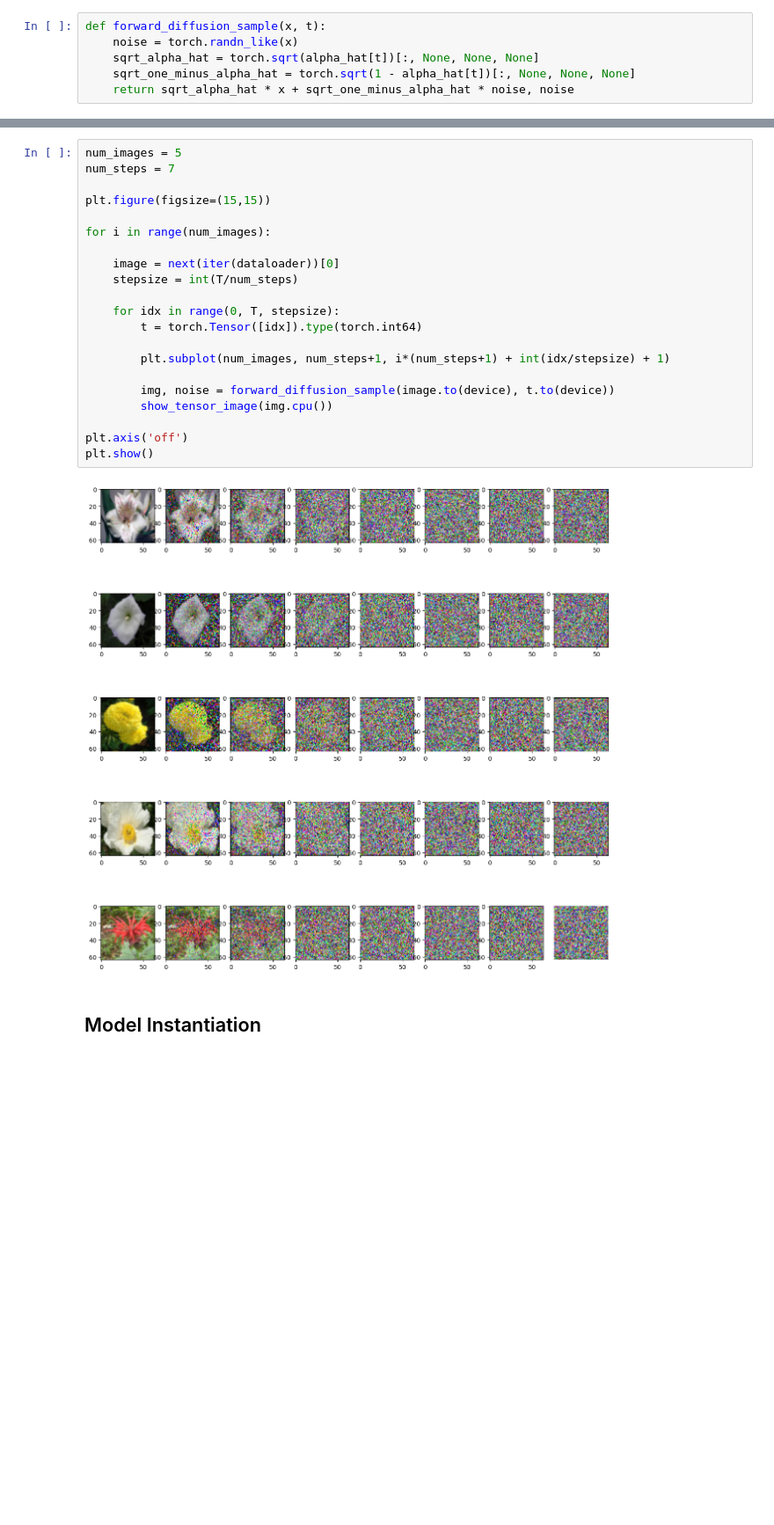
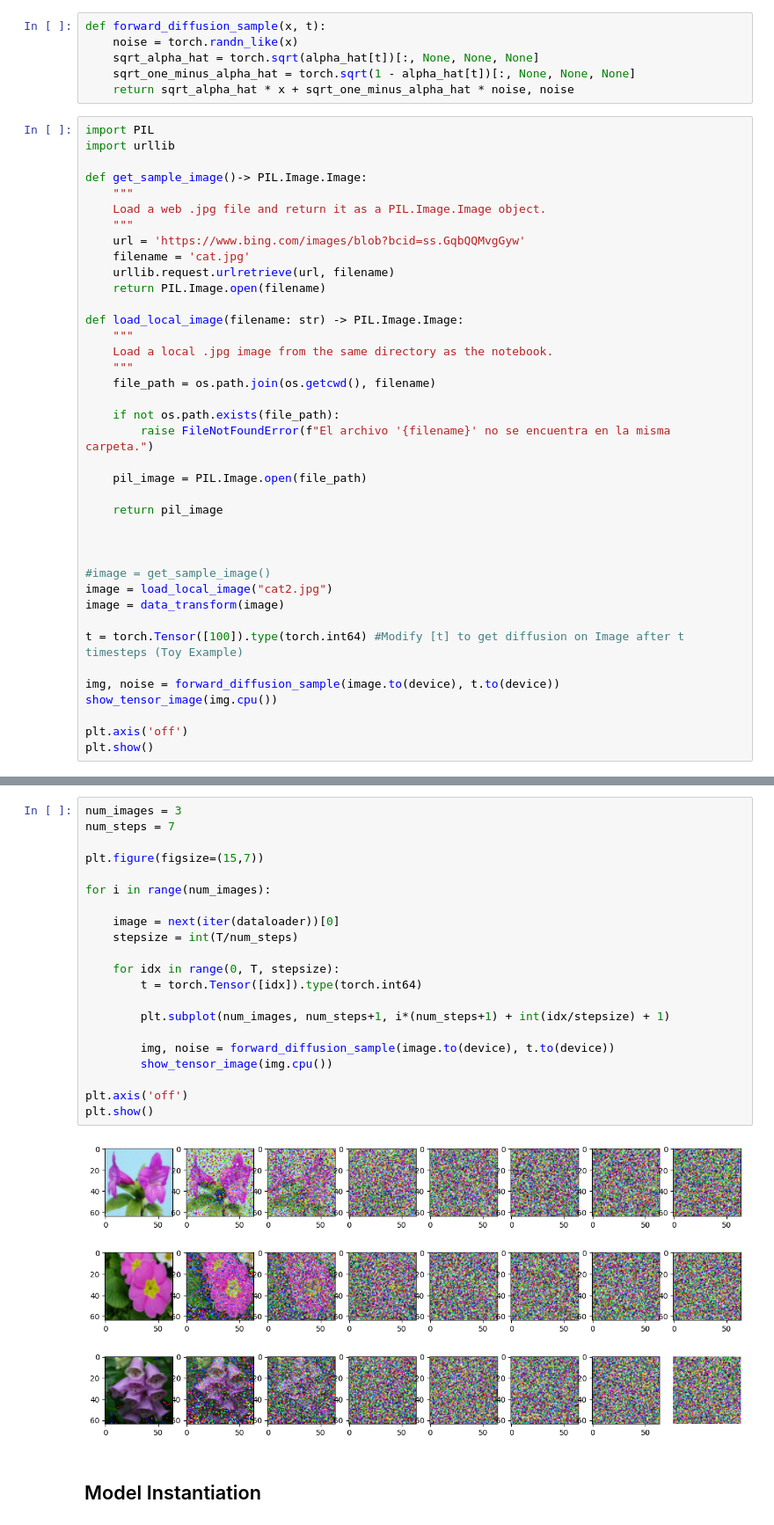
Before and after one commit to Almanza33/ModelImplementation, a Jupyter notebook: ImagesDPM/DiffModel.ipynb, the cells around one changed output, grey strips where cells are left out. Shown at 88% size. Saved outputs shown, nothing was run; the diff lists cells and outputs as text; blank space fills up the shorter version.

```diff
--- a/ImagesDPM/DiffModel.ipynb
+++ b/ImagesDPM/DiffModel.ipynb
@@ -88,3 +90,42 @@ def forward_diffusion_sample(x, t):
     sqrt_alpha_hat = torch.sqrt(alpha_hat[t])[:, None, None, None]
     sqrt_one_minus_alpha_hat = torch.sqrt(1 - alpha_hat[t])[:, None, None, None]
     return sqrt_alpha_hat * x + sqrt_one_minus_alpha_hat * noise, noise
+# %%
+import PIL
+import urllib
+
+def get_sample_image()-> PIL.Image.Image:
+    """
+    Load a web .jpg file and return it as a PIL.Image.Image object.
+    """
+    url = 'https://www.bing.com/images/blob?bcid=ss.GqbQQMvgGyw'
+    filename = 'cat.jpg'
+    urllib.request.urlretrieve(url, filename)
+    return PIL.Image.open(filename)
+
+def load_local_image(filename: str) -> PIL.Image.Image:
+    """
+    Load a local .jpg image from the same directory as the notebook.
+    """
+    file_path = os.path.join(os.getcwd(), filename)
+
+    if not os.path.exists(file_path):
+        raise FileNotFoundError(f"El archivo '{filename}' no se encuentra en la misma carpeta.")
+
+    pil_image = PIL.Image.open(file_path)
+
+    return pil_image
+
+
+
+#image = get_sample_image()
+image = load_local_image("cat2.jpg")
+image = data_transform(image)
+
+t = torch.Tensor([100]).type(torch.int64) #Modify [t] to get diffusion on Image after t timesteps (Toy Example)
+
+img, noise = forward_diffusion_sample(image.to(device), t.to(device))
+show_tensor_image(img.cpu())
+
+plt.axis('off')
+plt.show()
@@ -91,26 +134,26 @@ def forward_diffusion_sample(x, t):
 # %%
-num_images = 5
+num_images = 3
 num_steps = 7
 
-plt.figure(figsize=(15,15))
+plt.figure(figsize=(15,7))
 
 for i in range(num_images):
 
     image = next(iter(dataloader))[0]
     stepsize = int(T/num_steps)
 
     for idx in range(0, T, stepsize):
         t = torch.Tensor([idx]).type(torch.int64)
 
         plt.subplot(num_images, num_steps+1, i*(num_steps+1) + int(idx/stepsize) + 1)
 
         img, noise = forward_diffusion_sample(image.to(device), t.to(device))
         show_tensor_image(img.cpu())
 
 plt.axis('off')
 plt.show()
 # %% [output]
-[figure, old version]
+[figure, new version]
 # %% [markdown]
 ## Model Instantiation
 # %%
```
Also changed, not shown: parts of 15 cells of this notebook, 5 other files.
